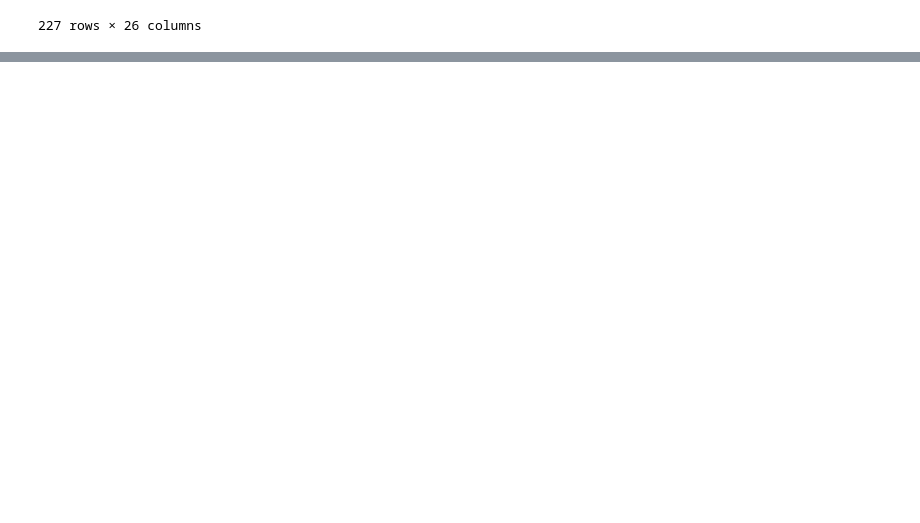
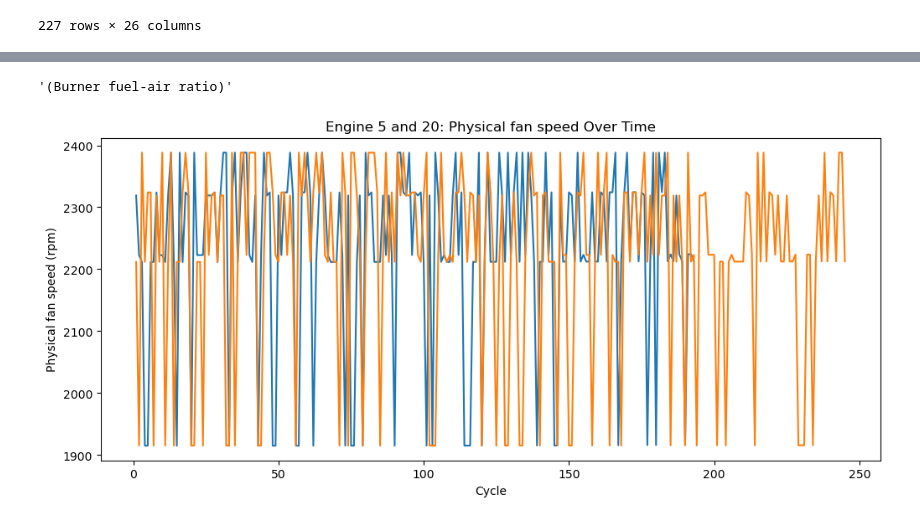
Before and after one commit to yadvendrasinghshekhawat02-design/first-, a Jupyter notebook: fd004_analysis.ipynb, the cells around one changed output, grey strips where cells are left out. Saved outputs shown, nothing was run; the diff lists cells and outputs as text; code cells hidden in the pictures; blank space fills up the shorter version.

```diff
--- a/fd004_analysis.ipynb
+++ b/fd004_analysis.ipynb
@@ -150,0 +220,14 @@ plt.show()
+# %%
+train_df.columns[20]
+# %% [output]
+'(Burner fuel-air ratio)'
+# %%
+plt.figure(figsize=(12, 5))
+plt.plot(engine_5['time_cycles'], engine_5['(Physical fan speed) (rpm)'])
+plt.plot(engine_20['time_cycles'], engine_20['(Physical fan speed) (rpm)'])
+plt.xlabel('Cycle')
+plt.ylabel('Physical fan speed (rpm)')
+plt.title('Engine 5 and 20: Physical fan speed Over Time')
+plt.show()
+# %% [output]
+[figure, added]
```
Also changed, not shown: parts of 8 cells of this notebook, 1 other file.
